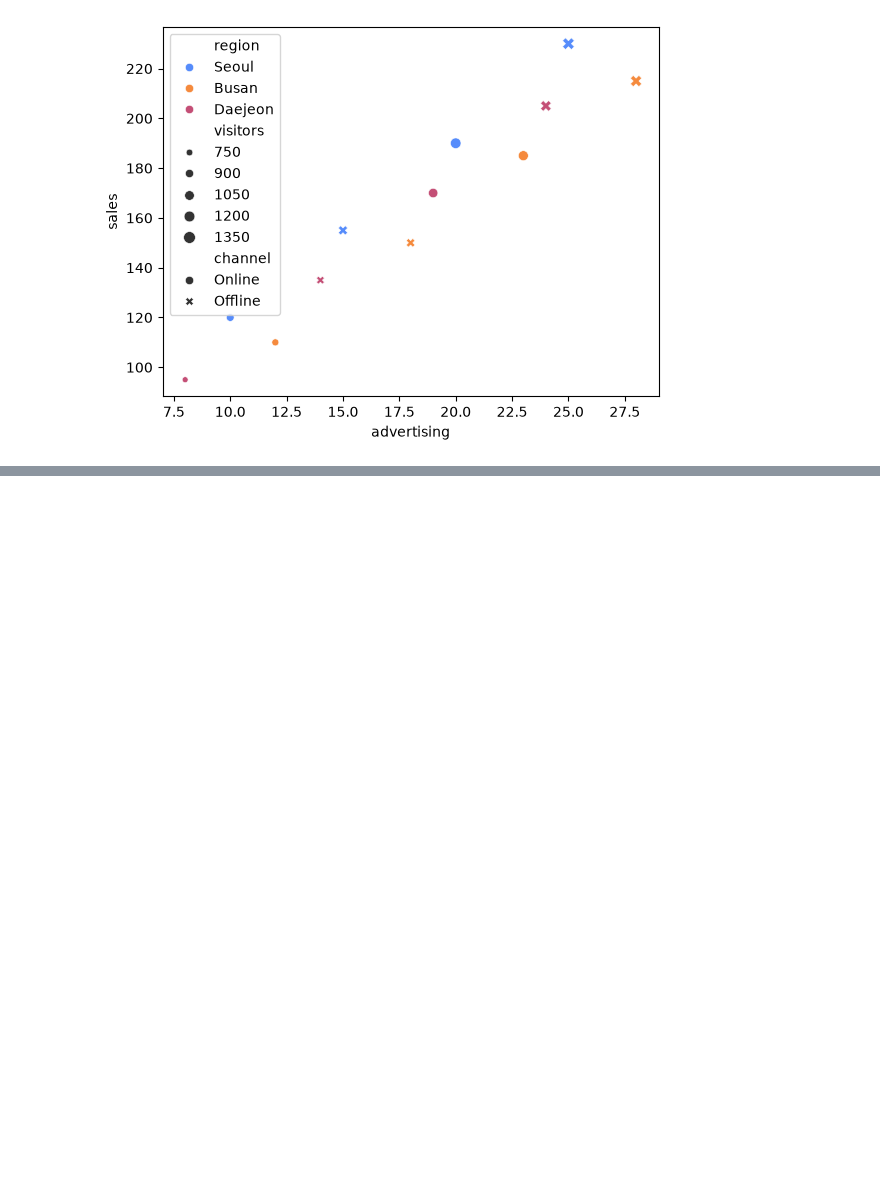
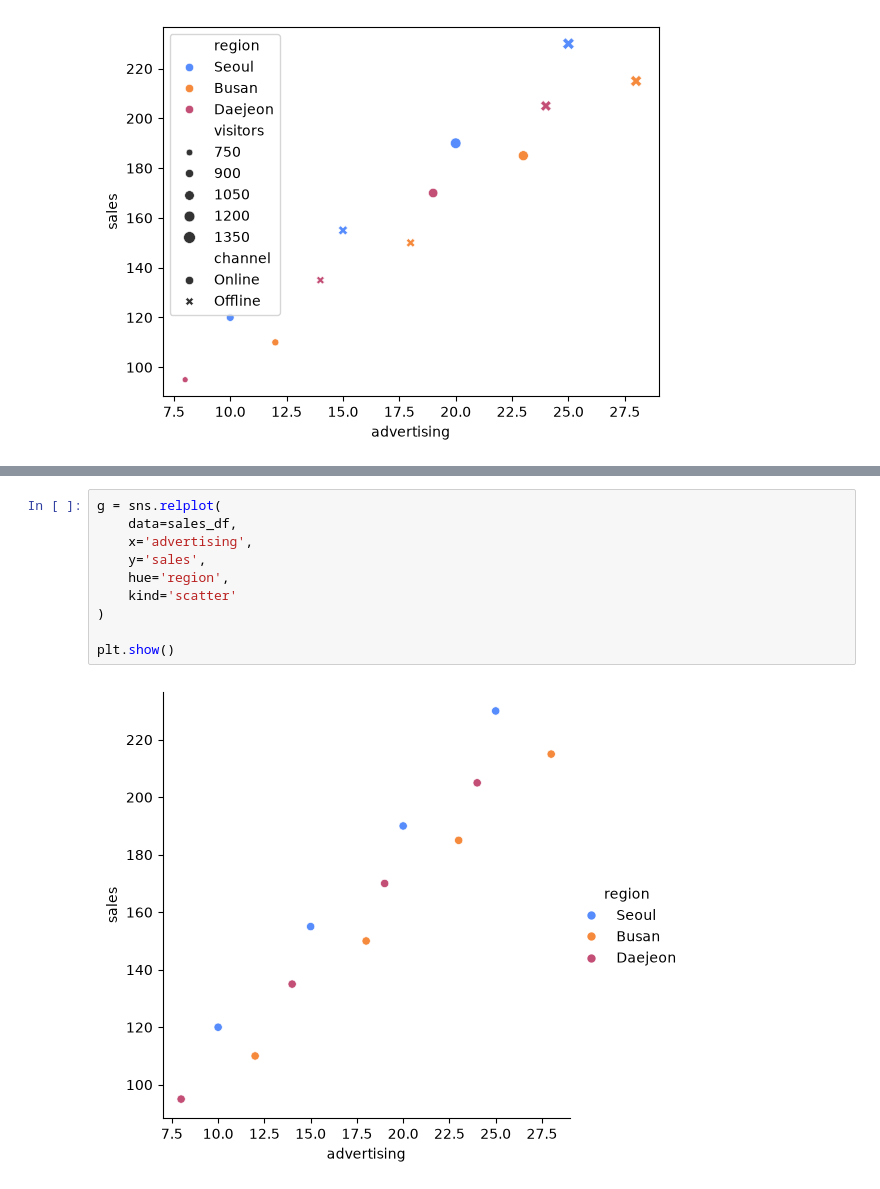
Before and after one commit to eddie1031/2026_SKP_005, a Jupyter notebook: seaborn_exp/basic/basic1.ipynb, the cells around one changed output, grey strips where cells are left out. Drawn from its saved outputs; the diff is of its cells as text; blank space fills up the shorter version.

```diff
--- a/seaborn_exp/basic/basic1.ipynb
+++ b/seaborn_exp/basic/basic1.ipynb
@@ -184,0 +232,12 @@ plt.show()
+# %%
+g = sns.relplot(
+    data=sales_df,
+    x='advertising',
+    y='sales',
+    hue='region',
+    kind='scatter'
+)
+
+plt.show()
+# %% [output]
+[figure, added]
```
Also changed, not shown: parts of 8 cells of this notebook.
